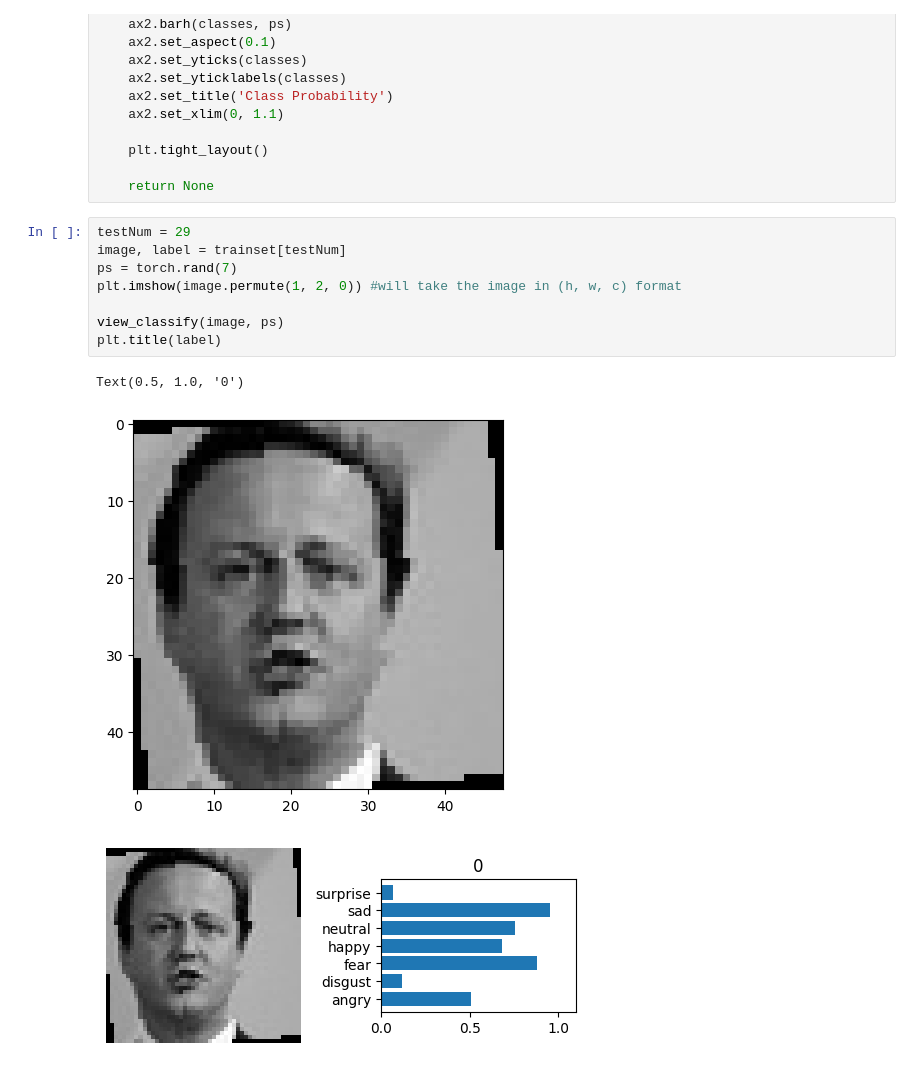
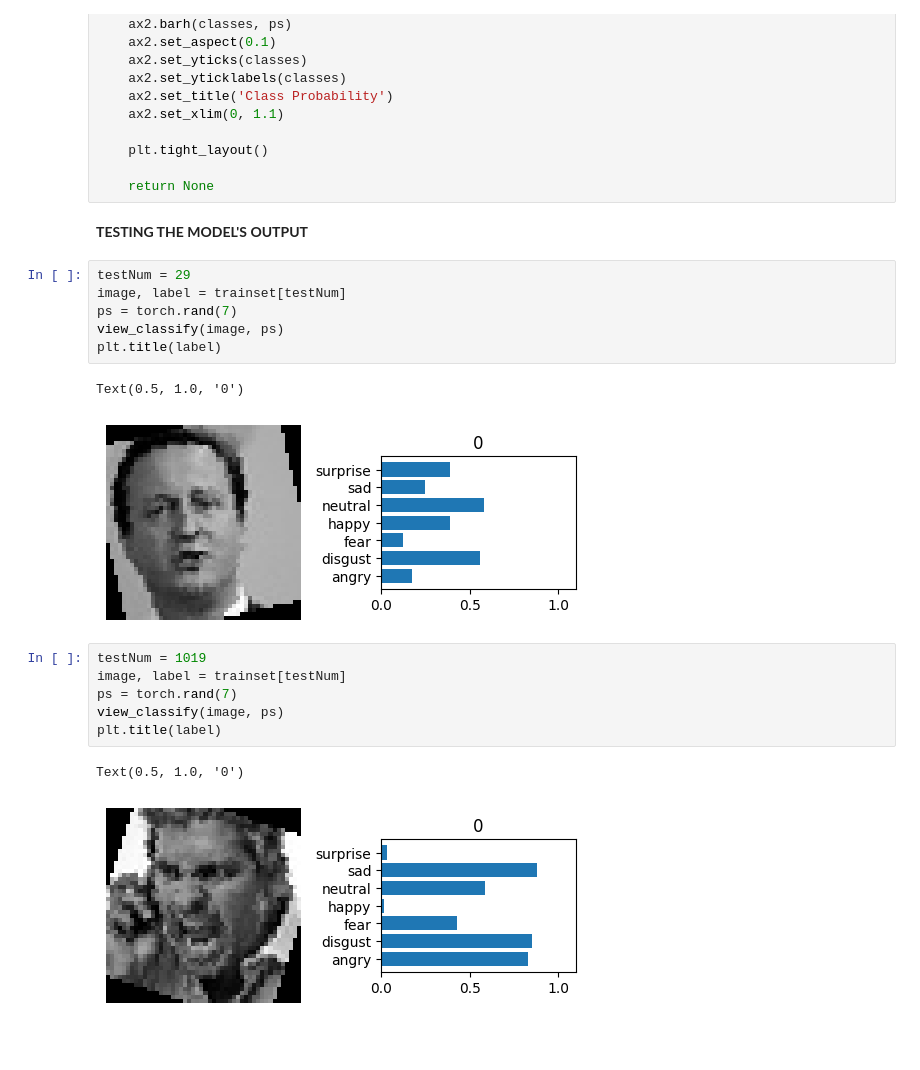
Before and after one commit to shabnajL/Facial_Expression_Recognition, a Jupyter notebook: Facial_Expression_Recognition(with_PyTorch).ipynb, the cells around one changed output. Cells and saved outputs as stored; diff of their text form; blank space fills up the shorter version.

Commit message:
updated with graphs showing different emotion's level

```diff
--- a/Facial_Expression_Recognition(with_PyTorch).ipynb
+++ b/Facial_Expression_Recognition(with_PyTorch).ipynb
@@ -304,15 +328,23 @@ def view_classify(img, ps):
     plt.tight_layout()
 
     return None
+# %% [markdown]
+**TESTING THE MODEL'S OUTPUT**
 # %%
 testNum = 29
 image, label = trainset[testNum]
 ps = torch.rand(7)
-plt.imshow(image.permute(1, 2, 0)) #will take the image in (h, w, c) format
-
 view_classify(image, ps)
 plt.title(label)
 # %% [output]
 Text(0.5, 1.0, '0')
-[figure, old version]
+[figure, new version]
-[figure, removed]
+# %%
+testNum = 1019
+image, label = trainset[testNum]
+ps = torch.rand(7)
+view_classify(image, ps)
+plt.title(label)
+# %% [output]
+Text(0.5, 1.0, '0')
+[figure, added]
```
Also changed, not shown: parts of 2 cells of this notebook.
